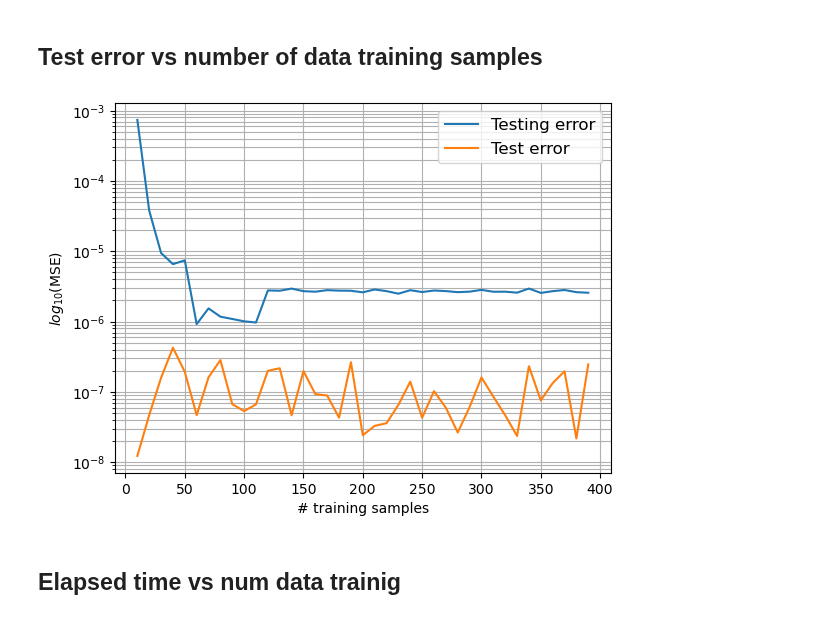
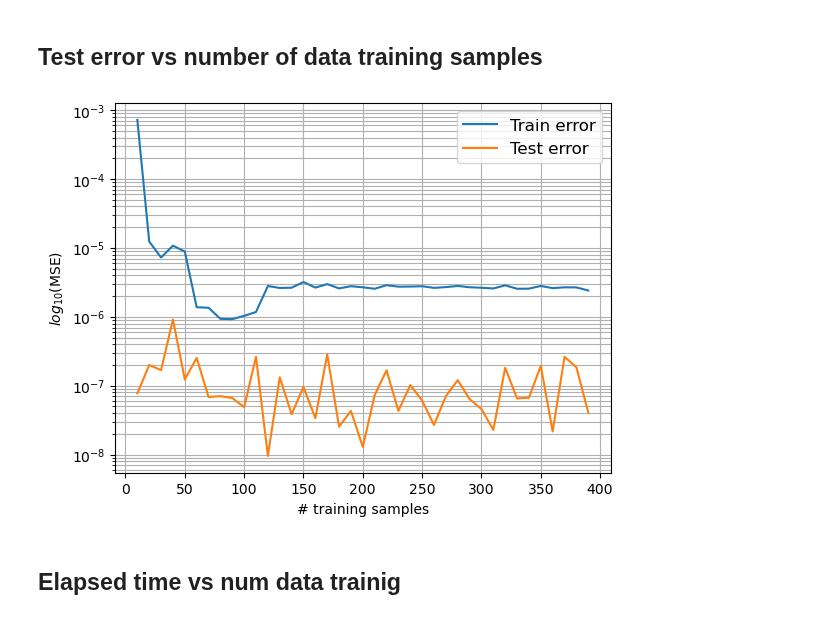
Before and after one commit to mvanzulli/Heat_Transfer_PINN, a Jupyter notebook: playground/Surrogate.ipynb, the cells around one changed output. Saved outputs shown, nothing was run; the diff lists cells and outputs as text; code cells hidden in the pictures.

```diff
--- a/playground/Surrogate.ipynb
+++ b/playground/Surrogate.ipynb
@@ -468,7 +473,9 @@ plot_gif_bool = False
 # result arrays to be filled
 testing_error = np.zeros(len(nun_data_training))
 elapsed_time_cpu = np.zeros_like(testing_error)
-loss = np.zeros((len(nun_data_training),num_epochs))
+loss_test = np.zeros((len(nun_data_training),num_epochs))
+loss_train = np.zeros_like(loss_test)
+
 
 ## GPU execution
 device = 'cuda'
@@ -476,7 +483,7 @@ elapsed_time_gpu = np.zeros_like(testing_error)
 
 print("Training with : " + device)
 for i,num_data in enumerate(nun_data_training):
-    loss[i,:], testing_error[i], elapsed_time_gpu[i], _ = train_test_model(
+    loss_train[i,:], loss_test[i,:], elapsed_time_gpu[i], _ = train_test_model(
         num_data, num_of_neurons, num_of_hidden_layers, num_epochs, X_train, Y_train, X_test, Y_test, device)
 
 
@@ -486,7 +493,7 @@ elapsed_time_cpu = np.zeros_like(testing_error)
 
 print("Training with : " + device)
 for i,num_data in enumerate(nun_data_training):
-    loss_train[i,:], loss_test[i], elapsed_time_cpu[i], _ = train_test_model(
+    loss_train[i,:], loss_test[i,:], elapsed_time_cpu[i], _ = train_test_model(
         num_data, num_of_neurons, num_of_hidden_layers, num_epochs, Theta_train, Y_train, Theta_test, Y_test,
         device, plot_gif_bool, normalization_bool)
 # %% [output]
@@ -535,18 +564,17 @@ plt.show()
 # %% [markdown]
 ## Test error vs number of data training samples
 # %%
-plt.plot(nun_data_training, testing_error, label="Testing error")
-mean_loss = [ np.mean(loss[row,-11:-1])  for row in range(loss.shape[0])]
-plt.plot(nun_data_training, mean_loss, label="Test error")
+plt.plot(nun_data_training, loss_train[:,-1], label="Train error")
+plt.plot(nun_data_training, loss_test[:,-1], label="Test error")
 plt.legend(loc='best', prop={'size': 12})
 plt.xlabel('# training samples')
 plt.yscale('log')
 plt.ylabel(r'$log_{10}$(MSE)')
 plt.grid(True, which="both", ls="-")
 plt.savefig('part1_outputs/figures/test_train_error.png')
 plt.show()
 # %% [output]
-[figure, old version]
+[figure, new version]
 # %% [markdown]
 ## Elapsed time vs num data trainig
 # %%
```
Also changed, not shown: parts of 28 cells of this notebook, 5 other files.
